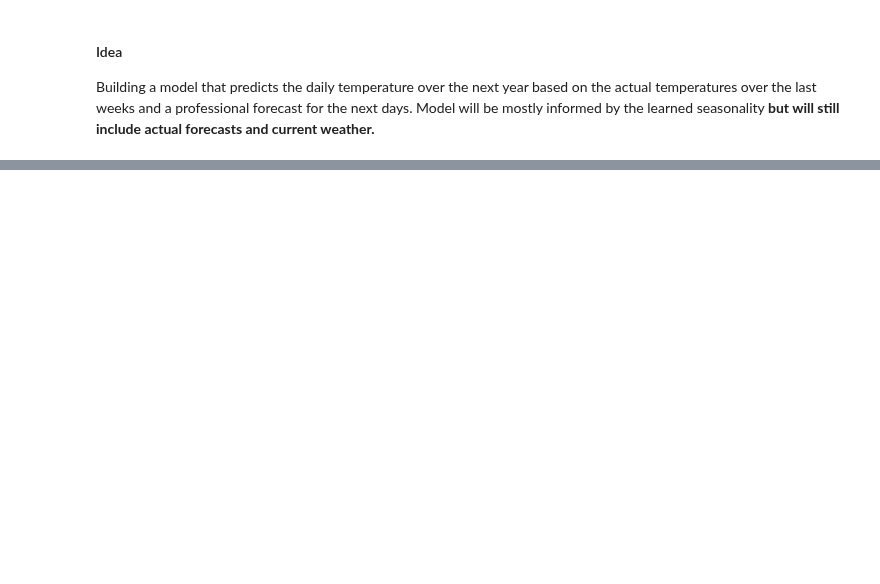
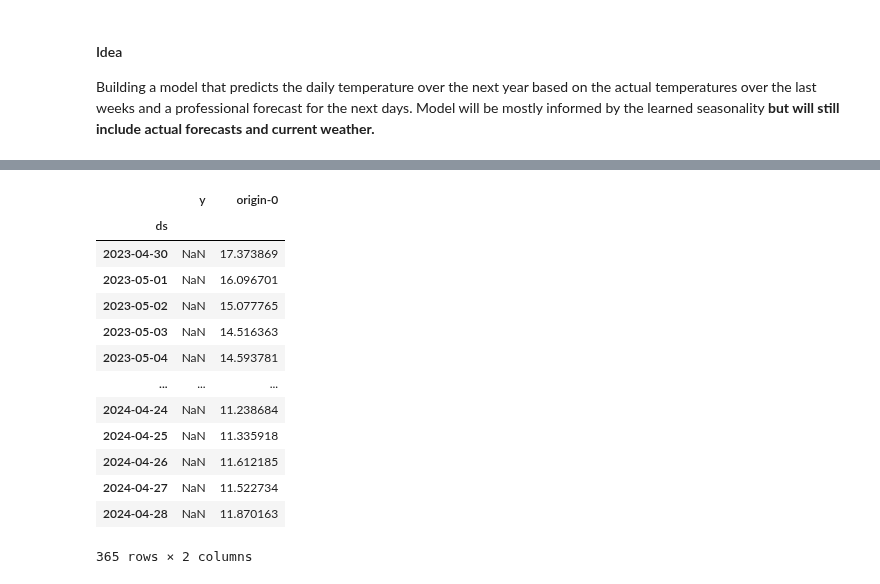
Before and after one commit to f-linus/natural_gas_consumption_modelling, a Jupyter notebook: notebooks/modelling/010 Temperature forecasting.ipynb, the cells around one changed output, grey strips where cells are left out. Cells and saved outputs as stored; diff of their text form; code cells hidden in the pictures; blank space fills up the shorter version.

```diff
--- a/notebooks/modelling/010 Temperature forecasting.ipynb
+++ b/notebooks/modelling/010 Temperature forecasting.ipynb
@@ -87,0 +103,30 @@ INFO - (NP.df_utils.return_df_in_original_format) - Returning df with no ID colu
+# %%
+# "https://api.open-meteo.com/v1/forecast?latitude=52.52&longitude=13.41&hourly=temperature_2m&past_days=31&forecast_days=16"
+# make GET request to the API for each city
+
+endpoint = "https://api.open-meteo.com/v1/forecast"
+
+# Get temperature data for all cities (each city is one column in the resulting dataframe)
+hourly_temperatures = pd.DataFrame()
+
+for city in cities:
+    params = {
+        "latitude": city[0],
+        "longitude": city[1],
+        "hourly": "temperature_2m",
+        "past_days": 31,
+        "forecast_days": 16,
+    }
+    response = requests.get(endpoint, params=params)
+    data = response.json()
+
+    temps = pd.Series(data["hourly"]["temperature_2m"], index=data["hourly"]["time"])
+    hourly_temperatures[city] = temps
+
+hourly_temperatures = hourly_temperatures.mean(axis="columns")
+
+# Make index a datetime object
+hourly_temperatures.index = pd.to_datetime(hourly_temperatures.index)
+
+# Group hourly temperatures by day
+daily_temperatures = hourly_temperatures.groupby(pd.Grouper(freq="D")).mean()
@@ -87,0 +152,17 @@ INFO - (NP.df_utils.return_df_in_original_format) - Returning df with no ID colu
+# %%
+latest_prediction
+# %% [output]
+|  | y | origin-0 |
+| ds |  |  |
+| 2023-04-30 | NaN | 17.373869 |
+| 2023-05-01 | NaN | 16.096701 |
+| 2023-05-02 | NaN | 15.077765 |
+| 2023-05-03 | NaN | 14.516363 |
+| 2023-05-04 | NaN | 14.593781 |
+| ... | ... | ... |
+| 2024-04-24 | NaN | 11.238684 |
+| 2024-04-25 | NaN | 11.335918 |
+| 2024-04-26 | NaN | 11.612185 |
+| 2024-04-27 | NaN | 11.522734 |
+| 2024-04-28 | NaN | 11.870163 |
+365 rows × 2 columns
```
Also changed, not shown: parts of 11 cells of this notebook.
